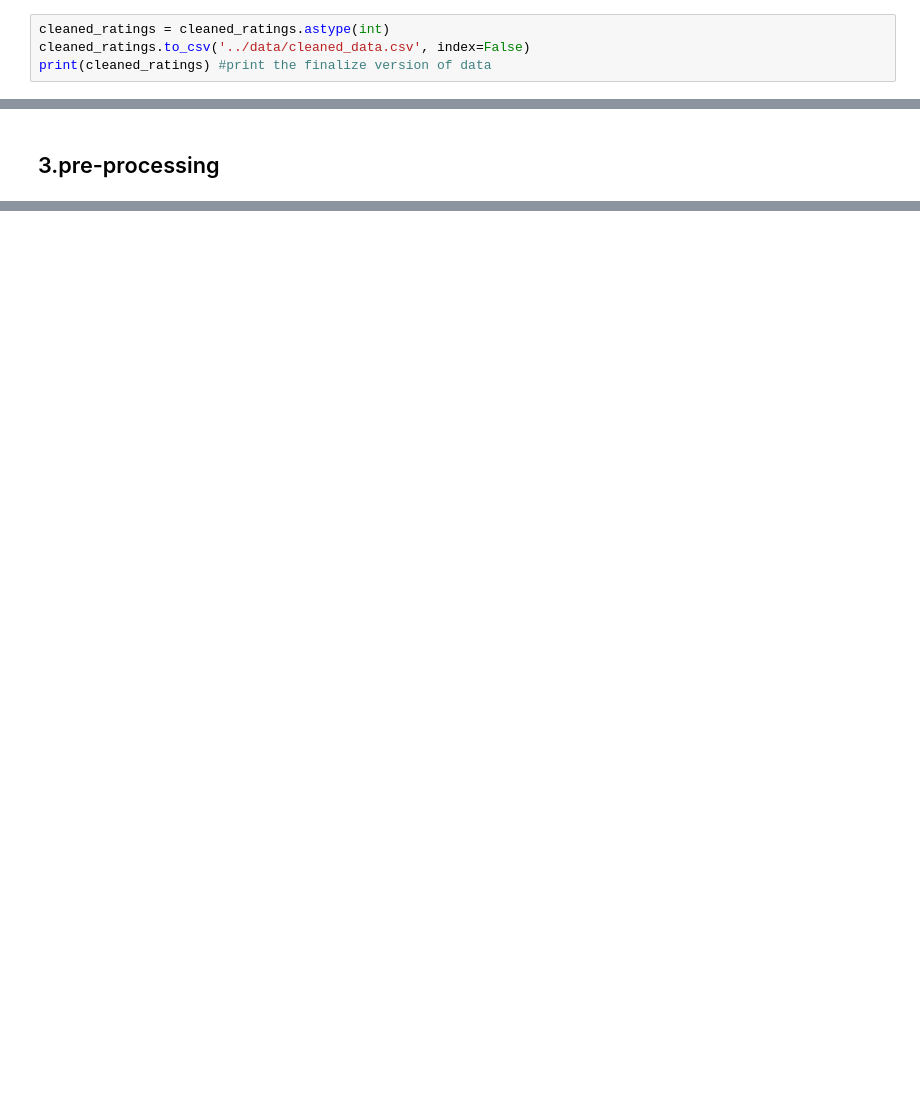
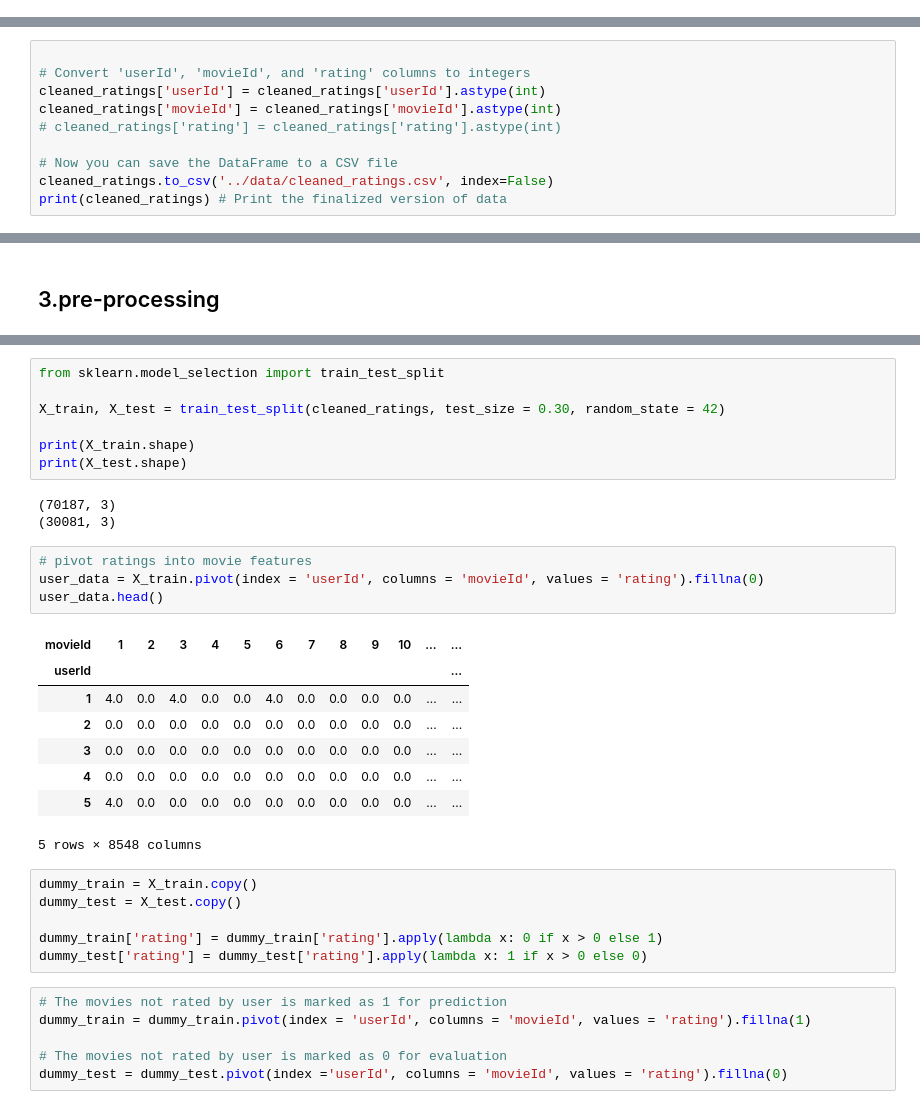
Before and after one commit to Nutdanai1221/Movie-Recommender-System, a Jupyter notebook: notebooks/movie-lens-recomendation.ipynb, the cells around one changed output, grey strips where cells are left out. Drawn from its saved outputs; the diff is of its cells as text; blank space fills up the shorter version.

Commit message:
model-update

```diff
--- a/notebooks/movie-lens-recomendation.ipynb
+++ b/notebooks/movie-lens-recomendation.ipynb
@@ -229,7 +229,3 @@ cleaned_ratings.describe() #And also the statistic of data is look good
 | 50% | 326.000000 | 2997.000000 | 3.500000 |
 | 75% | 477.000000 | 8228.000000 | 4.000000 |
 | max | 610.000000 | 193609.000000 | 5.000000 |
-# %%
-cleaned_ratings = cleaned_ratings.astype(int)
-cleaned_ratings.to_csv('../data/cleaned_data.csv', index=False)
-print(cleaned_ratings) #print the finalize version of data
@@ -250,0 +248,10 @@ print(cleaned_ratings) #print the finalize version of data
+# %%
+
+# Convert 'userId', 'movieId', and 'rating' columns to integers
+cleaned_ratings['userId'] = cleaned_ratings['userId'].astype(int)
+cleaned_ratings['movieId'] = cleaned_ratings['movieId'].astype(int)
+# cleaned_ratings['rating'] = cleaned_ratings['rating'].astype(int)
+
+# Now you can save the DataFrame to a CSV file
+cleaned_ratings.to_csv('../data/cleaned_ratings.csv', index=False)
+print(cleaned_ratings) # Print the finalized version of data
@@ -252,0 +327,35 @@ print(cleaned_ratings) #print the finalize version of data
+# %%
+from sklearn.model_selection import train_test_split
+
+X_train, X_test = train_test_split(cleaned_ratings, test_size = 0.30, random_state = 42)
+
+print(X_train.shape)
+print(X_test.shape)
+# %% [output]
+(70187, 3)
+(30081, 3)
+# %%
+# pivot ratings into movie features
+user_data = X_train.pivot(index = 'userId', columns = 'movieId', values = 'rating').fillna(0)
+user_data.head()
+# %% [output]
+| movieId | 1 | 2 | 3 | 4 | 5 | 6 | 7 | 8 | 9 | 10 | ... | ... |
+| userId |  |  |  |  |  |  |  |  |  |  |  | ... |
+| 1 | 4.0 | 0.0 | 4.0 | 0.0 | 0.0 | 4.0 | 0.0 | 0.0 | 0.0 | 0.0 | ... | ... |
+| 2 | 0.0 | 0.0 | 0.0 | 0.0 | 0.0 | 0.0 | 0.0 | 0.0 | 0.0 | 0.0 | ... | ... |
+| 3 | 0.0 | 0.0 | 0.0 | 0.0 | 0.0 | 0.0 | 0.0 | 0.0 | 0.0 | 0.0 | ... | ... |
+| 4 | 0.0 | 0.0 | 0.0 | 0.0 | 0.0 | 0.0 | 0.0 | 0.0 | 0.0 | 0.0 | ... | ... |
+| 5 | 4.0 | 0.0 | 0.0 | 0.0 | 0.0 | 0.0 | 0.0 | 0.0 | 0.0 | 0.0 | ... | ... |
+5 rows × 8548 columns
+# %%
+dummy_train = X_train.copy()
+dummy_test = X_test.copy()
+
+dummy_train['rating'] = dummy_train['rating'].apply(lambda x: 0 if x > 0 else 1)
+dummy_test['rating'] = dummy_test['rating'].apply(lambda x: 1 if x > 0 else 0)
+# %%
+# The movies not rated by user is marked as 1 for prediction
+dummy_train = dummy_train.pivot(index = 'userId', columns = 'movieId', values = 'rating').fillna(1)
+
+# The movies not rated by user is marked as 0 for evaluation
+dummy_test = dummy_test.pivot(index ='userId', columns = 'movieId', values = 'rating').fillna(0)
```
Also changed, not shown: parts of 36 cells of this notebook, 2 other files.
